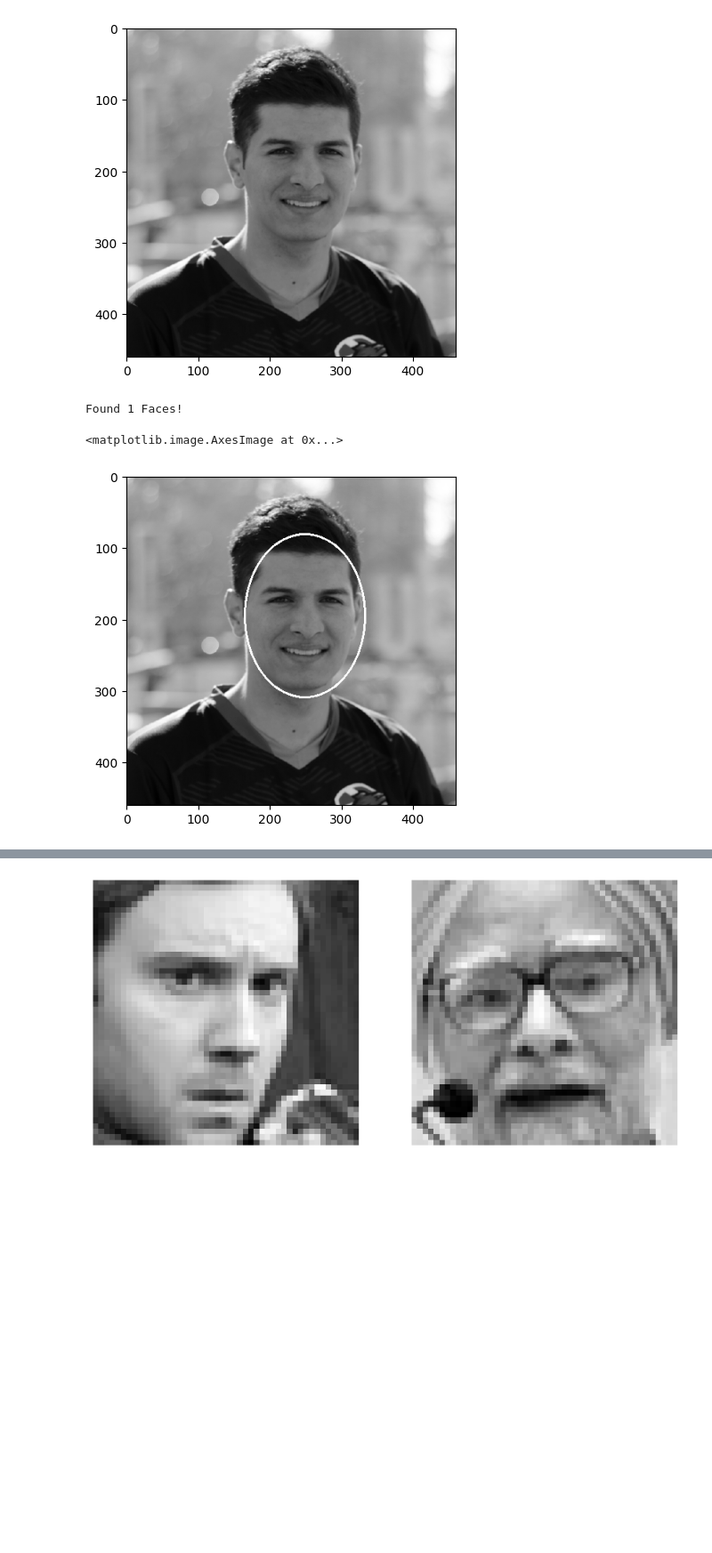
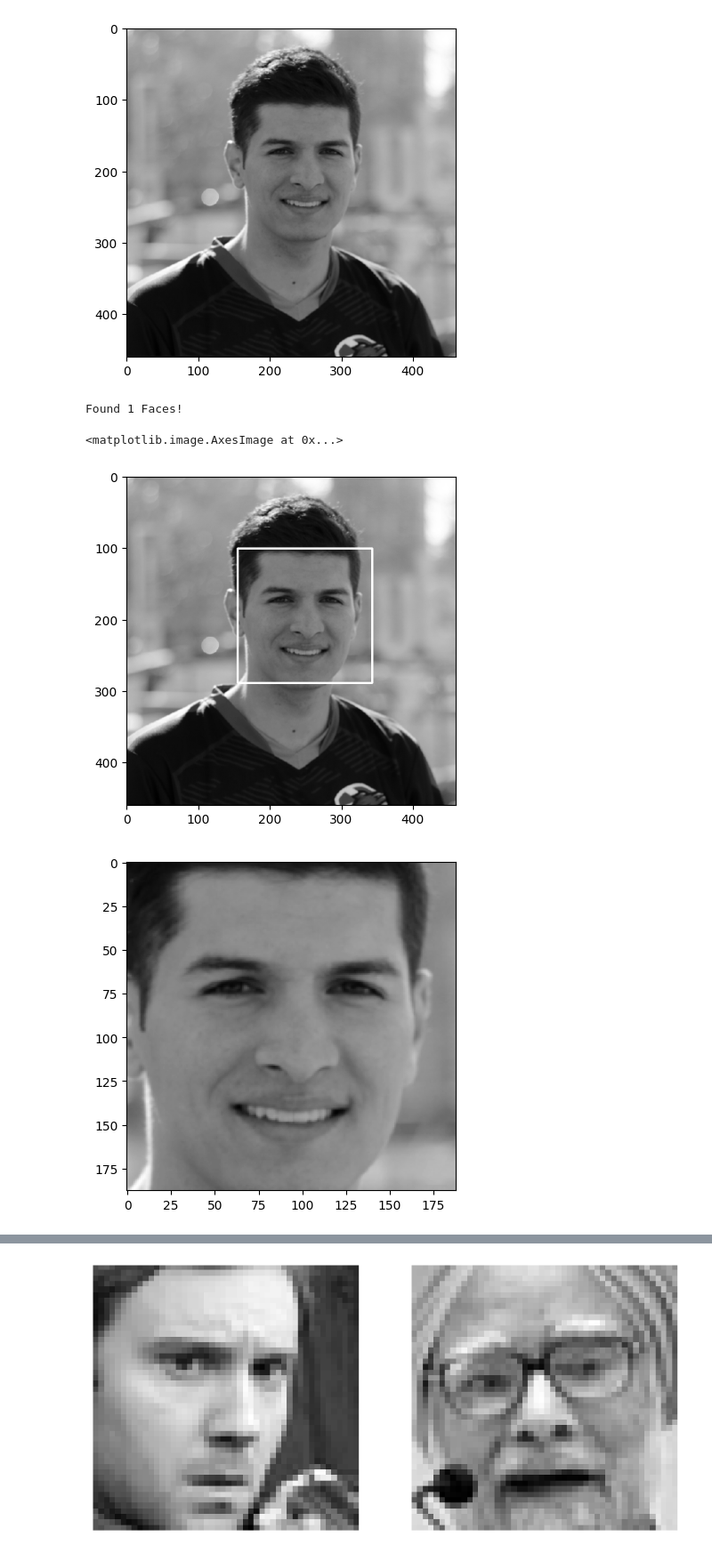
Before and after one commit to Raove/Final_Project, a Jupyter notebook: final_project.ipynb, the cells around one changed output, grey strips where cells are left out. Shown at 89% size. Cells and saved outputs as stored; diff of their text form; code cells hidden in the pictures; blank space fills up the shorter version.

```diff
--- a/final_project.ipynb
+++ b/final_project.ipynb
@@ -32,28 +32,33 @@ plt.imshow(img1, cmap='gray')
 # %%
 # https://docs.opencv.org/3.4/db/d28/tutorial_cascade_classifier.html
 # https://github.com/opencv/opencv/tree/3.4/data/haarcascades
 # I think we might need to add 2 more classifiers? one for the smile and the other for the eyes
 # this way we can use these 3 classifiers to detect emotions? but I don't know for sure yet as we need
 # to know how our data will be on the models we are downloading?
 face_cascade = cv2.CascadeClassifier(cv2.data.haarcascades + "haarcascade_frontalface_default.xml")
 faces = face_cascade.detectMultiScale(
         img1,
         scaleFactor=1.3,
         minNeighbors=3,
         minSize=(30, 30)
 )
 
 print("Found {0} Faces!".format(len(faces)))
 
 for (x, y, w, h) in faces:
-    # cv2.rectangle(img1, (x, y), (x+w, y+h), (255, 0, 0), 2)
-    cv2.ellipse(img1, (x + w//2, y + h//2), (w//2-10, h//2+20), 0, 0, 360, (255, 0, 0), 2)
-    roi_img = cv2.cvtColor(cv2.imread(img1_f), cv2.COLOR_BGR2RGB)[y:y+h, x:x+w]
-
+    cv2.rectangle(img1, (x, y), (x+w, y+h), (255, 0, 0), 2)
+    # cv2.ellipse(img1, (x + w//2, y + h//2), (w//2-10, h//2+20), 0, 0, 360, (255, 0, 0), 2)
+    roi_img = cv2.cvtColor(cv2.imread(img1_f), cv2.COLOR_BGR2GRAY)[y:y+h, x:x+w]
 
 plt.figure()
 plt.imshow(img1, cmap='gray')
+plt.figure()
+plt.imshow(roi_img, cmap='gray')
+roi_img = cv2.resize(roi_img, (48, 48))
+plt.figure()
+plt.imshow(roi_img, cmap='gray')
 # %% [output]
 Found 1 Faces!
 <matplotlib.image.AxesImage at 0x...>
-[figure, old version]
+[figure, new version]
+[figure, added]
```
Also changed, not shown: parts of 2 cells of this notebook.
